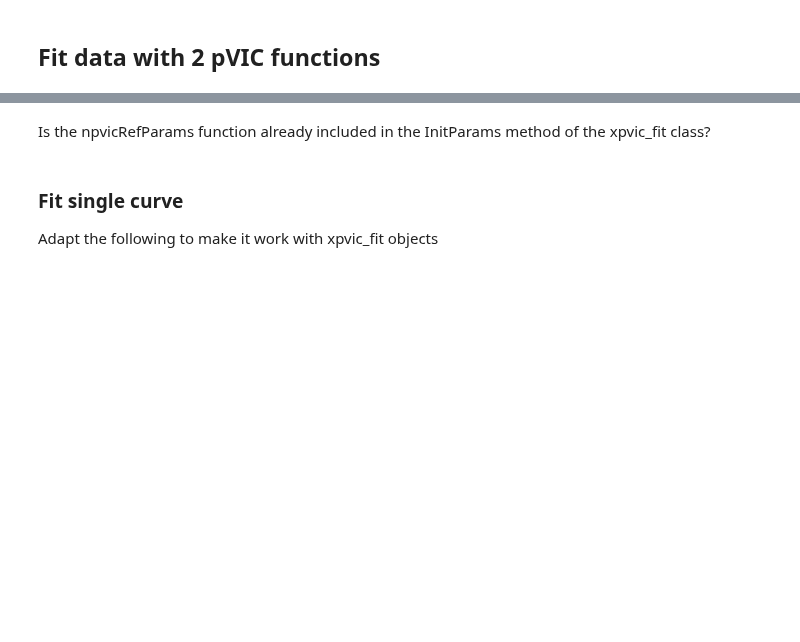
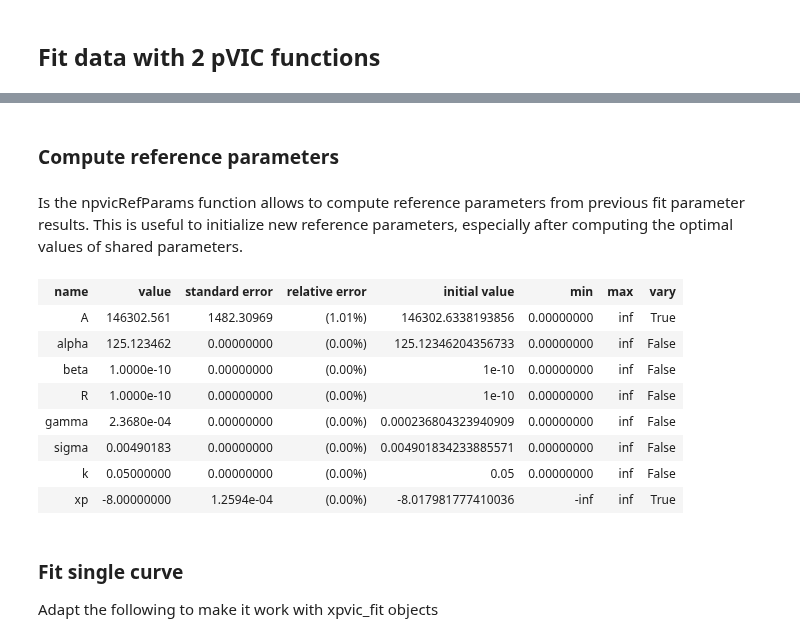
Before and after one commit to pmassat/pythonpda, a Jupyter notebook: Neutrons_pydas/ENS_peak_fit_pVIC_2019-02-14.ipynb, the cells around one changed output, grey strips where cells are left out. Drawn from its saved outputs; the diff is of its cells as text; code cells hidden in the pictures; blank space fills up the shorter version.

```diff
--- a/Neutrons_pydas/ENS_peak_fit_pVIC_2019-02-14.ipynb
+++ b/Neutrons_pydas/ENS_peak_fit_pVIC_2019-02-14.ipynb
@@ -656,7 +663,7 @@ def initXpvicFit(fitObjStr, data, ref_params, h, fit_interval, data_range):
 fit_intervals = {6:[-.03, .15], 8:[-.1, .1], 10:[-.15, .15]}#
 data_range = range(len(nData)-10, len(nData))
 
-for h in [8]:
+for h in [6,8,10]:
     xwFit = initXpvicFit('xwFit', nData, pvic_params, h, fit_intervals[h], data_range)
 # %% [markdown]
 #### Iteratively fix parameters shared between all datasets and recompute fit accordingly
@@ -710,7 +717,7 @@ def findBestSharedParams(fitObjStr, data, ref_params, h, fit_interval, data_rang
 
     return xFit
 # %%
-for h in [6]:
+for h in [6,8,10]:
     xwFit = findBestSharedParams('xwFit', nData, pvic_params, h, fit_intervals[h], data_range, recompute=False)
 # %% [output]
 Iteration #1 of peak at (6 6 0)
@@ -1442,5 +1455,8 @@ NameError: name 'xfit8_params' is not defined
-# %% [markdown]
-Is the npvicRefParams function already included in the InitParams method of the xpvic_fit class?
+# %% [markdown]
+### Compute reference parameters
+# %% [markdown]
+Is the npvicRefParams function allows to compute reference parameters from previous fit parameter results.
+This is useful to initialize new reference parameters, especially after computing the optimal values of shared parameters.
 # %%
 def npvicRefParams(pvic_params, fit_params):
 
@@ -1455,3 +1483,15 @@ def npvicRefParams(pvic_params, fit_params):
+# %%
+ref_params[8]
+# %% [output]
+| name | value | standard error | relative error | initial value | min | max | vary |
+| A | 146302.561 | 1482.30969 | (1.01%) | 146302.6338193856 | 0.00000000 | inf | True |
+| alpha | 125.123462 | 0.00000000 | (0.00%) | 125.12346204356733 | 0.00000000 | inf | False |
+| beta | 1.0000e-10 | 0.00000000 | (0.00%) | 1e-10 | 0.00000000 | inf | False |
+| R | 1.0000e-10 | 0.00000000 | (0.00%) | 1e-10 | 0.00000000 | inf | False |
+| gamma | 2.3680e-04 | 0.00000000 | (0.00%) | 0.000236804323940909 | 0.00000000 | inf | False |
+| sigma | 0.00490183 | 0.00000000 | (0.00%) | 0.004901834233885571 | 0.00000000 | inf | False |
+| k | 0.05000000 | 0.00000000 | (0.00%) | 0.05 | 0.00000000 | inf | False |
+| xp | -8.00000000 | 1.2594e-04 | (0.00%) | -8.017981777410036 | -inf | inf | True |
 # %% [markdown]
 ### Fit single curve
 Adapt the following to make it work with xpvic_fit objects
```
Also changed, not shown: parts of 16 cells of this notebook, 3 other files.
